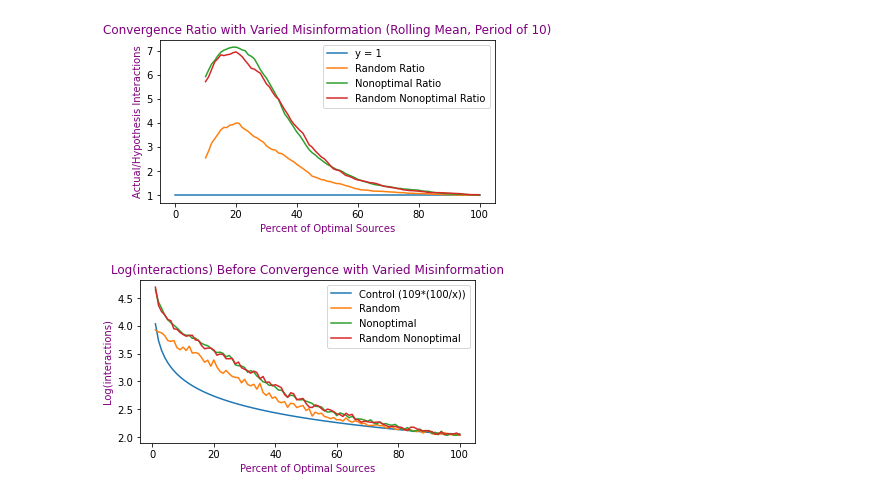
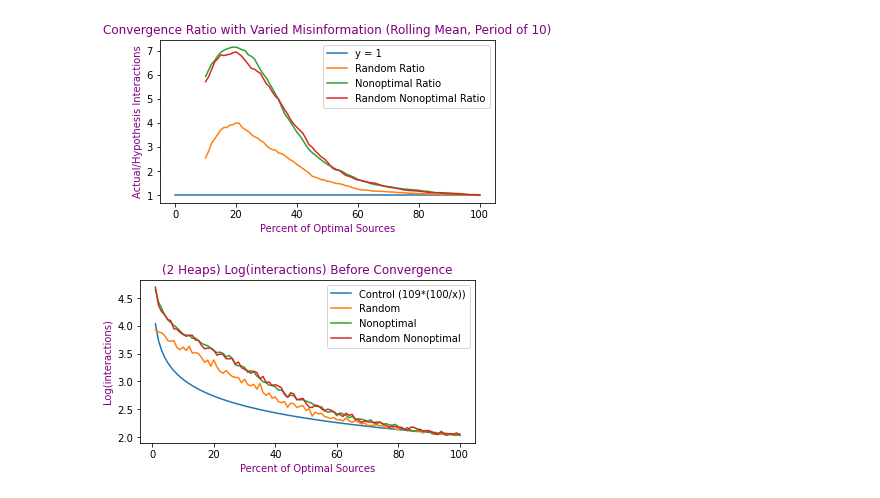
Before and after one commit to Elijah-Huang/Modeling-Misinformation-With-Q-Learning-Nim-and-Multi-Agents, a Jupyter notebook: Modeling Misinformation 2 Heaps.ipynb, the cells around one changed output. Drawn from its saved outputs; the diff is of its cells as text; code cells hidden in the pictures.

```diff
--- a/Modeling Misinformation 2 Heaps.ipynb
+++ b/Modeling Misinformation 2 Heaps.ipynb
@@ -283,35 +283,35 @@ plt.savefig(save_dir + '/' + title + '.png', bbox_inches='tight')
 # %%
 plt.xlabel("Percent of Optimal Sources", color='purple')
 plt.ylabel("Log(interactions)", color='purple')
-title = 'Log(interactions) Before Convergence with Varied Misinformation'
+title = f'({heaps} Heaps) Log(interactions) Before Convergence'
 plt.title(title, color='purple')
 
 def add_agent_to_absolute_plot(percent_op: List[int], games: List[float],
                         agent_name: str) -> None:
     # actual trial data
     plt.plot(percent_op, list(map(log10, games)), label = agent_name)
 
     # legend
     plt.legend(loc="upper right")
 
 # plot hypothesis
 f = lambda x: eval(hypothesis_random)
 hypothesis_y = [f(x) for x in percent_optimal_agents_random]
 plt.plot(percent_optimal_agents_random, list(map(log10, hypothesis_y)), label = f'Control ({hypothesis_random})')
 
 
 # agents
 add_agent_to_absolute_plot(percent_optimal_agents_random,
                            med_games_until_convergence_random,
                            'Random')
 add_agent_to_absolute_plot(percent_optimal_agents_revop,
                            med_games_until_convergence_revop,
                            'Nonoptimal')
 add_agent_to_absolute_plot(percent_optimal_agents_ranrevop,
                            med_games_until_convergence_ranrevop,
                            'Random Nonoptimal')
 
 plt.legend();
 plt.savefig(save_dir + '/' + title + '.png', bbox_inches='tight')
 # %% [output]
-[figure, old version]
+[figure, new version]
```
Also changed, not shown: parts of 1 cell of this notebook, 17 other files.
